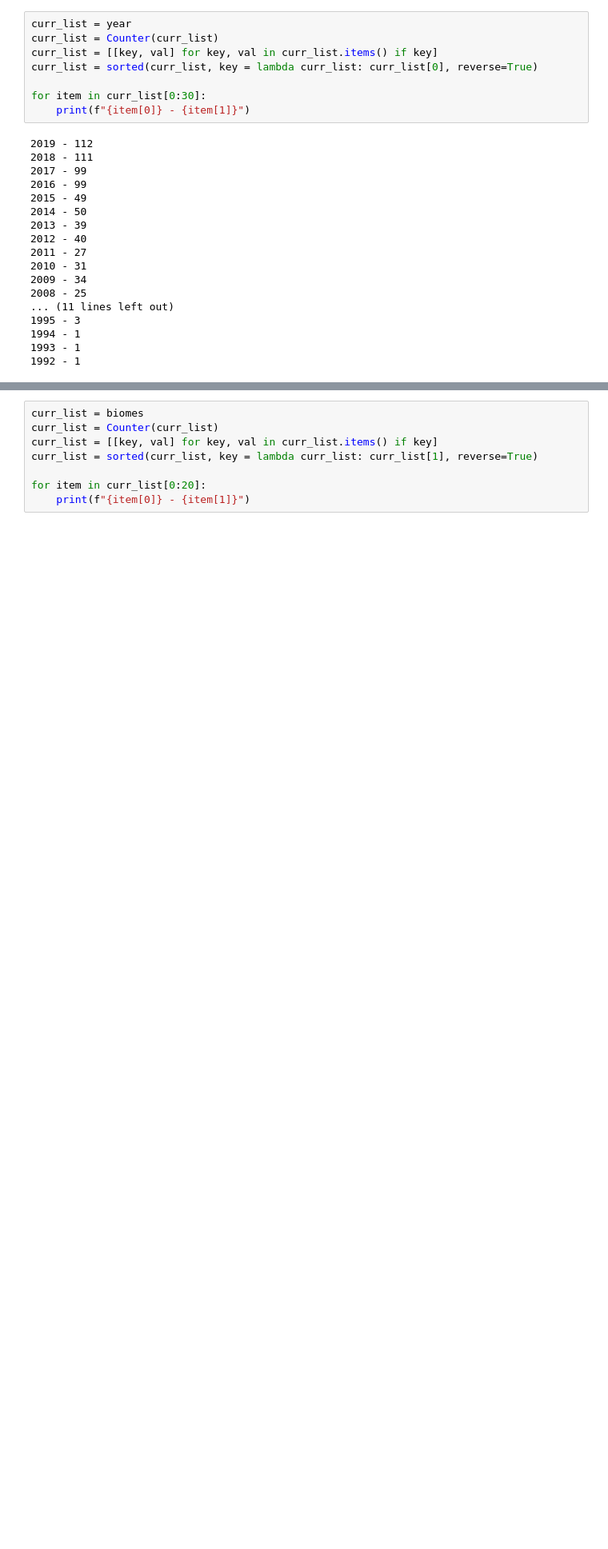
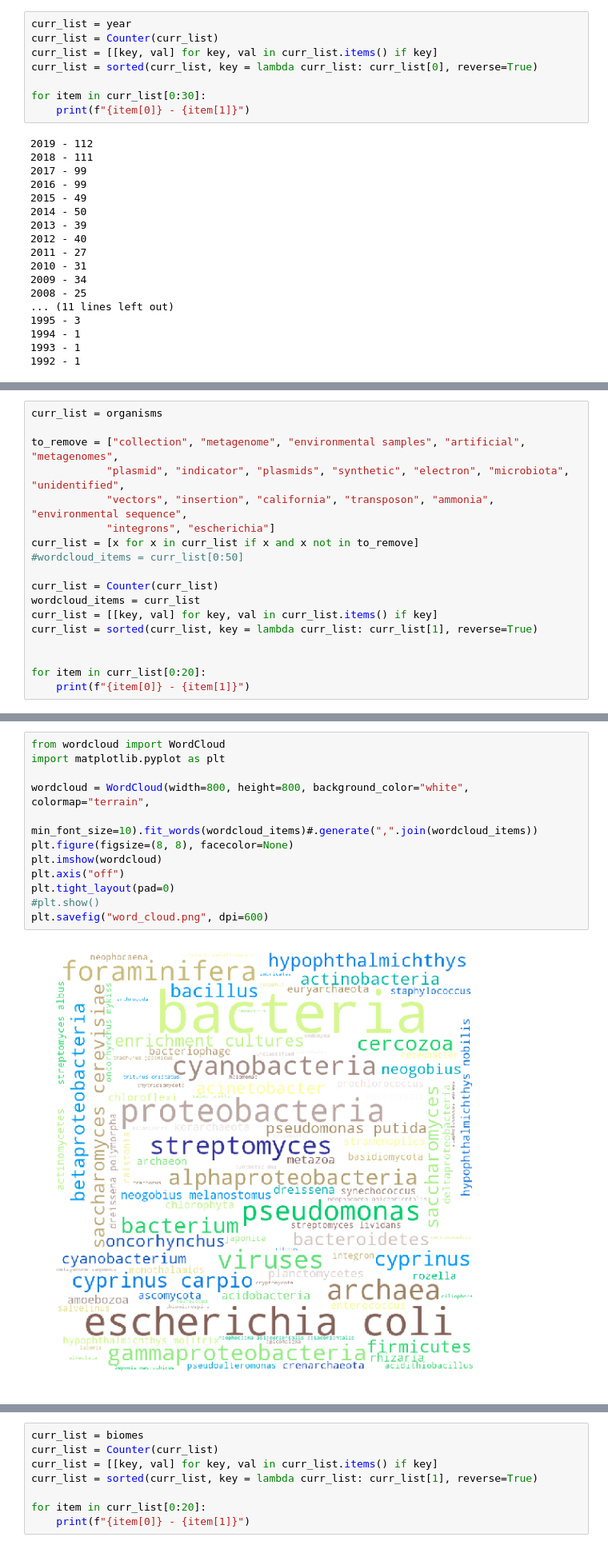
Before and after one commit to lucaspedroni/edna-lit-review, a Jupyter notebook: exploring_counts.ipynb, the cells around one changed output, grey strips where cells are left out. Shown: that part at 80% size. Cells and saved outputs as stored; diff of their text form; blank space fills up the shorter version.

```diff
--- a/exploring_counts.ipynb
+++ b/exploring_counts.ipynb
@@ -86,0 +100,18 @@ for item in curr_list[0:30]:
+# %%
+curr_list = organisms
+
+to_remove = ["collection", "metagenome", "environmental samples", "artificial", "metagenomes",
+            "plasmid", "indicator", "plasmids", "synthetic", "electron", "microbiota", "unidentified",
+            "vectors", "insertion", "california", "transposon", "ammonia", "environmental sequence",
+            "integrons", "escherichia"]
+curr_list = [x for x in curr_list if x and x not in to_remove]
+#wordcloud_items = curr_list[0:50]
+
+curr_list = Counter(curr_list)
+wordcloud_items = curr_list
+curr_list = [[key, val] for key, val in curr_list.items() if key]
+curr_list = sorted(curr_list, key = lambda curr_list: curr_list[1], reverse=True)
+
+
+for item in curr_list[0:20]:
+    print(f"{item[0]} - {item[1]}")
@@ -87 +139,15 @@ for item in curr_list[0:30]:
+# %%
+from wordcloud import WordCloud
+import matplotlib.pyplot as plt
+
+wordcloud = WordCloud(width=800, height=800, background_color="white", colormap="terrain",
+                      min_font_size=10).fit_words(wordcloud_items)#.generate(",".join(wordcloud_items))
+plt.figure(figsize=(8, 8), facecolor=None)
+plt.imshow(wordcloud)
+plt.axis("off")
+plt.tight_layout(pad=0)
+#plt.show()
+plt.savefig("word_cloud.png", dpi=600)
+# %% [output]
+[figure, added]
 # %%
```
Also changed, not shown: parts of 7 cells of this notebook, 2 other files.
